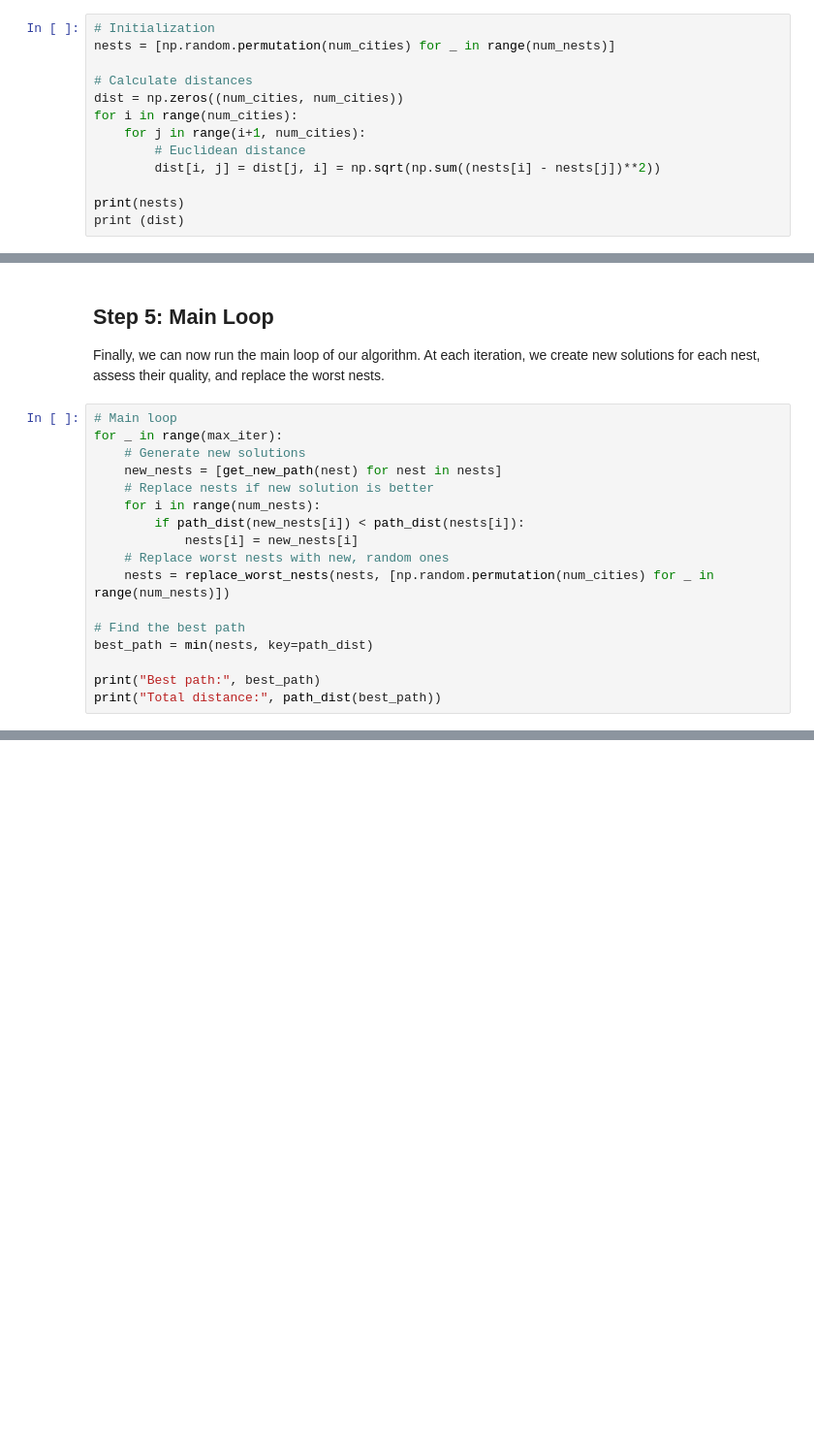
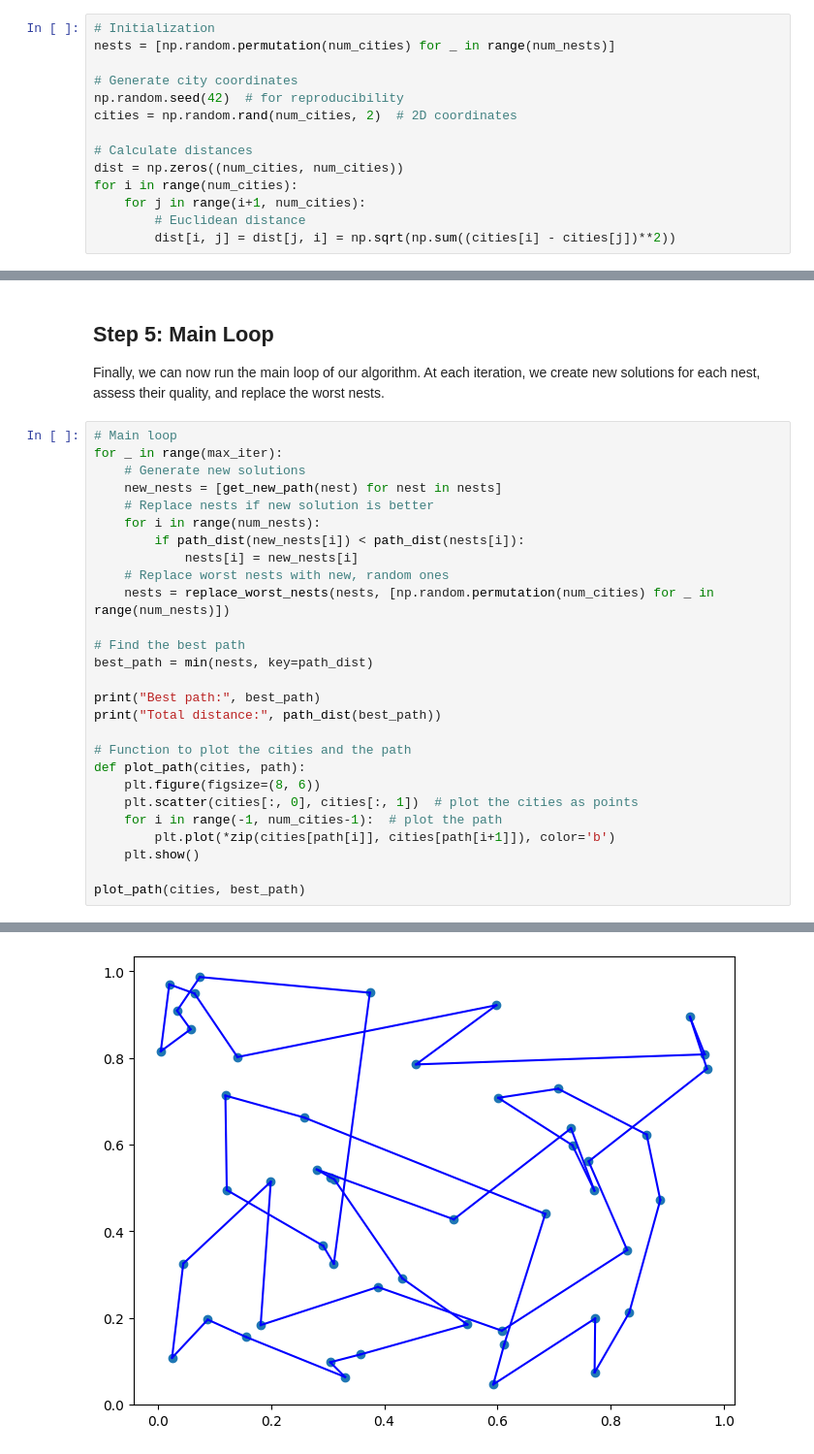
Before and after one commit to sina-ss/TSP-with-Cuckoo, a Jupyter notebook: cuckoo.ipynb, the cells around one changed output, grey strips where cells are left out. Shown: that part at 97% size. Saved outputs shown, nothing was run; the diff lists cells and outputs as text; blank space fills up the shorter version.

Commit message:
Add plot and fix distance function

```diff
--- a/cuckoo.ipynb
+++ b/cuckoo.ipynb
@@ -42,13 +42,14 @@ Now we create our initial population of nests, which are simply random sequences
 # %%
 # Initialization
 nests = [np.random.permutation(num_cities) for _ in range(num_nests)]
+
+# Generate city coordinates
+np.random.seed(42)  # for reproducibility
+cities = np.random.rand(num_cities, 2)  # 2D coordinates
 
 # Calculate distances
 dist = np.zeros((num_cities, num_cities))
 for i in range(num_cities):
     for j in range(i+1, num_cities):
         # Euclidean distance
-        dist[i, j] = dist[j, i] = np.sqrt(np.sum((nests[i] - nests[j])**2))
-
-print(nests)
-print (dist)
+        dist[i, j] = dist[j, i] = np.sqrt(np.sum((cities[i] - cities[j])**2))
@@ -117,4 +100,14 @@ best_path = min(nests, key=path_dist)
 
 print("Best path:", best_path)
 print("Total distance:", path_dist(best_path))
+
+# Function to plot the cities and the path
+def plot_path(cities, path):
+    plt.figure(figsize=(8, 6))
+    plt.scatter(cities[:, 0], cities[:, 1])  # plot the cities as points
+    for i in range(-1, num_cities-1):  # plot the path
+        plt.plot(*zip(cities[path[i]], cities[path[i+1]]), color='b')
+    plt.show()
+
+plot_path(cities, best_path)
 # %% [output]
@@ -124,0 +118 @@ Total distance: 6386.011728829622
+[figure, added]
```
Also changed, not shown: parts of 2 cells of this notebook.
